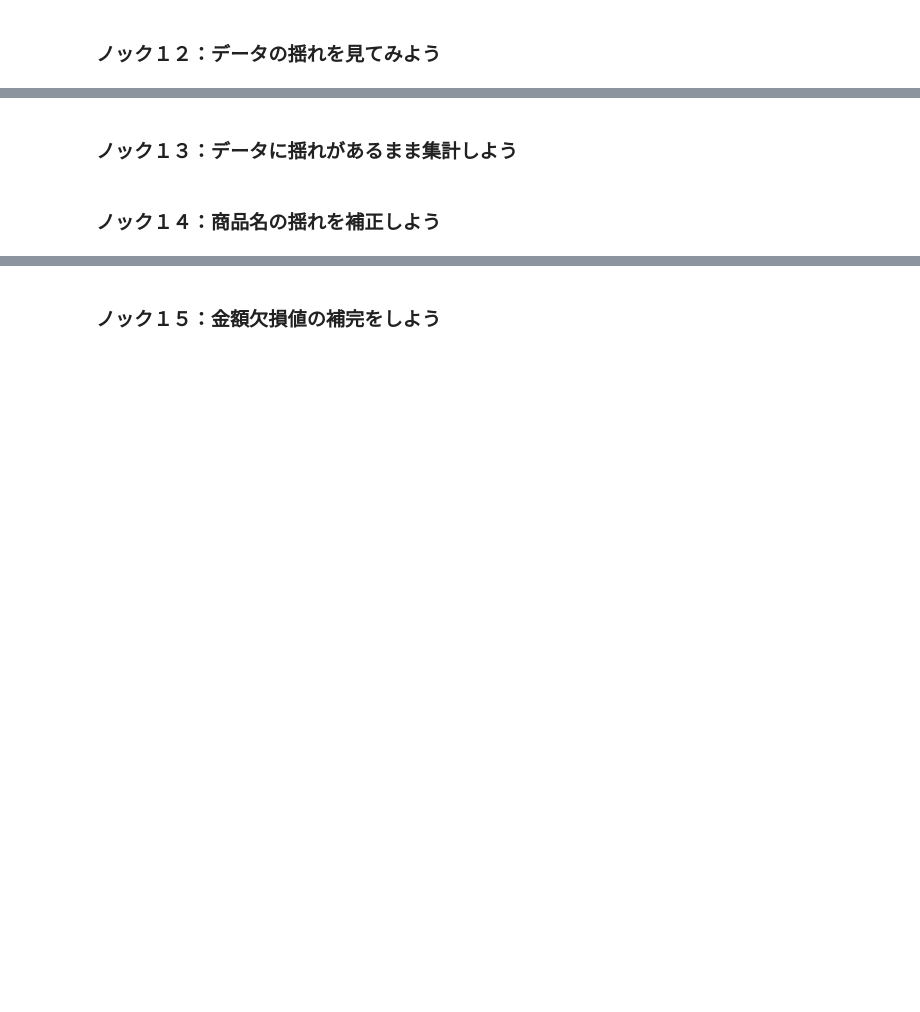
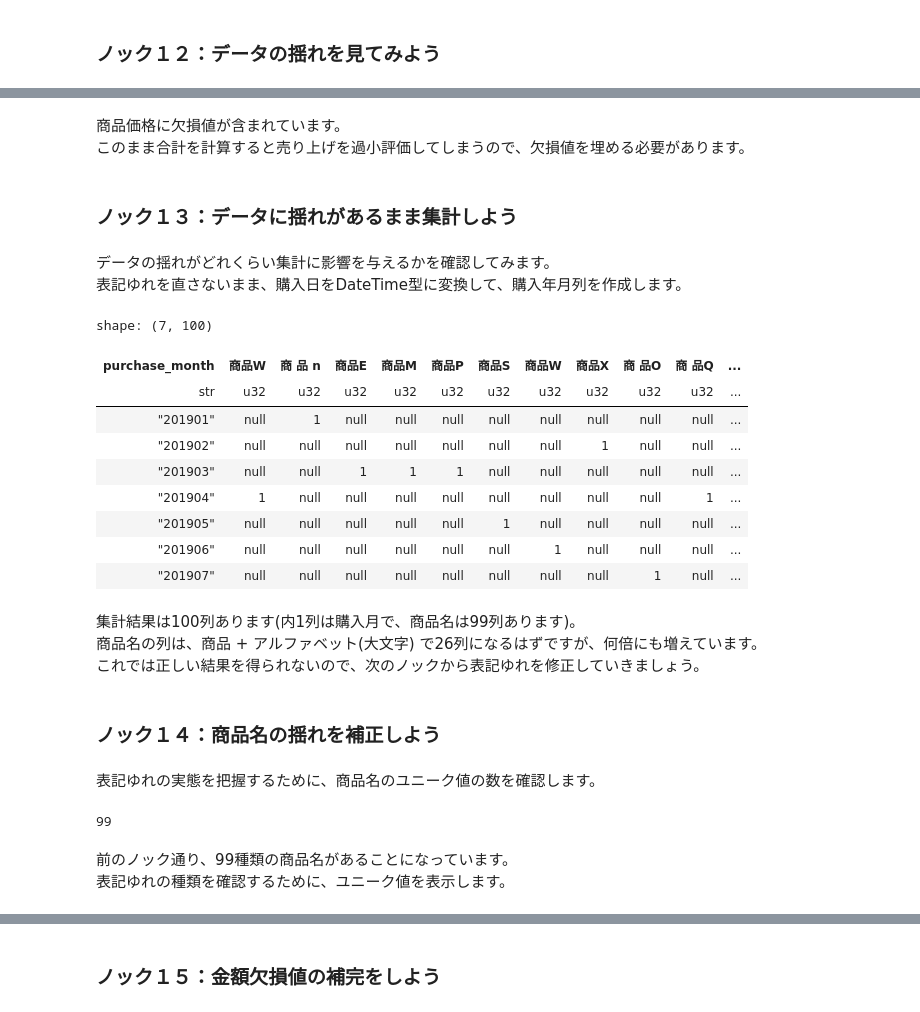
Before and after one commit to Tremendous1192/Python_Practical_Data_Analysis_100_Knocks_2nd_Edition, a Jupyter notebook: 2章/ch02_polars.ipynb, the cells around one changed output, grey strips where cells are left out. Saved outputs shown, nothing was run; the diff lists cells and outputs as text; code cells hidden in the pictures; blank space fills up the shorter version.

```diff
--- a/2章/ch02_polars.ipynb
+++ b/2章/ch02_polars.ipynb
@@ -1,8 +1,7 @@
 # %%
 import polars as pl
-# 列表示を省略しない
-pl.Config.set_tbl_cols(-1)
-# 行の表示を省略しない
-pl.Config.set_tbl_rows(-1)
+pl.Config.set_tbl_cols(-1)# 列表示を省略しない
+#pl.Config.set_tbl_rows(-1)# 行の表示を省略しない
+import polars.selectors as cs#列選択のプリセット
 # %% [markdown]
 # ２章　小売店のデータでデータ加工を行う１０本ノック
@@ -27,16 +76,49 @@ uriage_data["item_price"].head()
+# %% [markdown]
+商品価格に欠損値が含まれています。\
+このまま合計を計算すると売り上げを過小評価してしまうので、欠損値を埋める必要があります。
 # %% [markdown]
 ### ノック１３：データに揺れがあるまま集計しよう
+# %% [markdown]
+データの揺れがどれくらい集計に影響を与えるかを確認してみます。\
+表記ゆれを直さないまま、購入日をDateTime型に変換して、購入年月列を作成します。
 # %%
 uriage_data = (
-    uriage_data.with_columns(
-        uriage_data["purchase_date"].str.to_datetime().alias("purchase_date")
+    uriage_data
+    # 文字列型の購入日をDateTime型に変換する
+    .with_columns(
+        pl.col("purchase_date")
+        .str.to_datetime()
+        .alias("purchase_date")
+    )
+    # 購入年月列を追加する
+    .with_columns(
+        pl.col("purchase_date")
+        .dt.strftime("%Y%m")
+        .alias("purchase_month")
     )
 )
-uriage_data = (
-    uriage_data.with_columns([
-        uriage_data["purchase_date"].dt.strftime("%Y%m").alias("purchase_month")
-    ])
+
+# 月毎の各商品の売り上げを集計する
+res = (
+    uriage_data
+    .pivot(
+        index = "purchase_month",
+        columns = "item_name",
+        values = "item_name",
+        aggregate_function = "count",
+        sort_columns = True
+    )
+    .sort("purchase_month")
 )
-
-res = uriage_data.pivot(index = "purchase_month", columns = "item_name", values = "item_name", aggregate_function = "count").sort("purchase_month")
 res
+# %% [output]
+shape: (7, 100)
+| purchase_month | 商品W | 商 品 n | 商品E | 商品M | 商品P | 商品S | 商品W | 商品X | 商 品O | 商 品Q | ... |
+| str | u32 | u32 | u32 | u32 | u32 | u32 | u32 | u32 | u32 | u32 | ... |
+| "201901" | null | 1 | null | null | null | null | null | null | null | null | ... |
+| "201902" | null | null | null | null | null | null | null | 1 | null | null | ... |
+| "201903" | null | null | 1 | 1 | 1 | null | null | null | null | null | ... |
+| "201904" | 1 | null | null | null | null | null | null | null | null | 1 | ... |
+| "201905" | null | null | null | null | null | 1 | null | null | null | null | ... |
+| "201906" | null | null | null | null | null | null | 1 | null | null | null | ... |
+| "201907" | null | null | null | null | null | null | null | null | 1 | null | ... |
@@ -46,4 +125,15 @@ res
+# %% [markdown]
+集計結果は100列あります(内1列は購入月で、商品名は99列あります)。\
+商品名の列は、商品 + アルファベット(大文字) で26列になるはずですが、何倍にも増えています。\
+これでは正しい結果を得られないので、次のノックから表記ゆれを修正していきましょう。
 # %% [markdown]
 ### ノック１４：商品名の揺れを補正しよう
+# %% [markdown]
+表記ゆれの実態を把握するために、商品名のユニーク値の数を確認します。
 # %%
 print( len(uriage_data["item_name"].unique()) )
+# %% [output]
+99
+# %% [markdown]
+前のノック通り、99種類の商品名があることになっています。\
+表記ゆれの種類を確認するために、ユニーク値を表示します。
```
Also changed, not shown: parts of 61 cells of this notebook.
